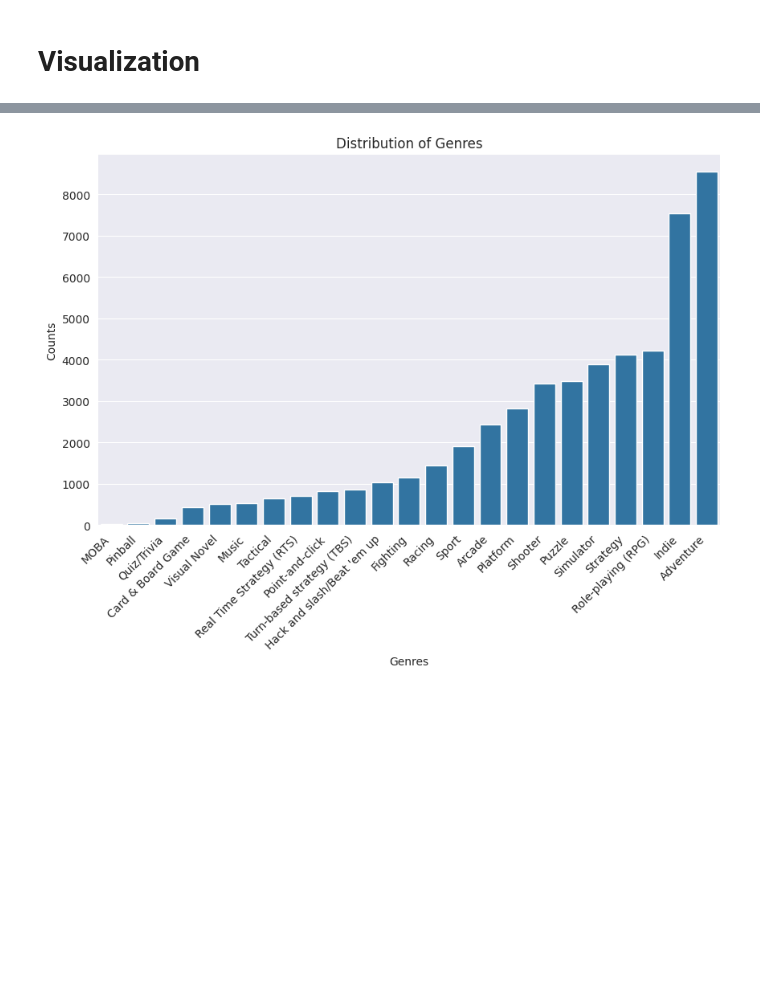
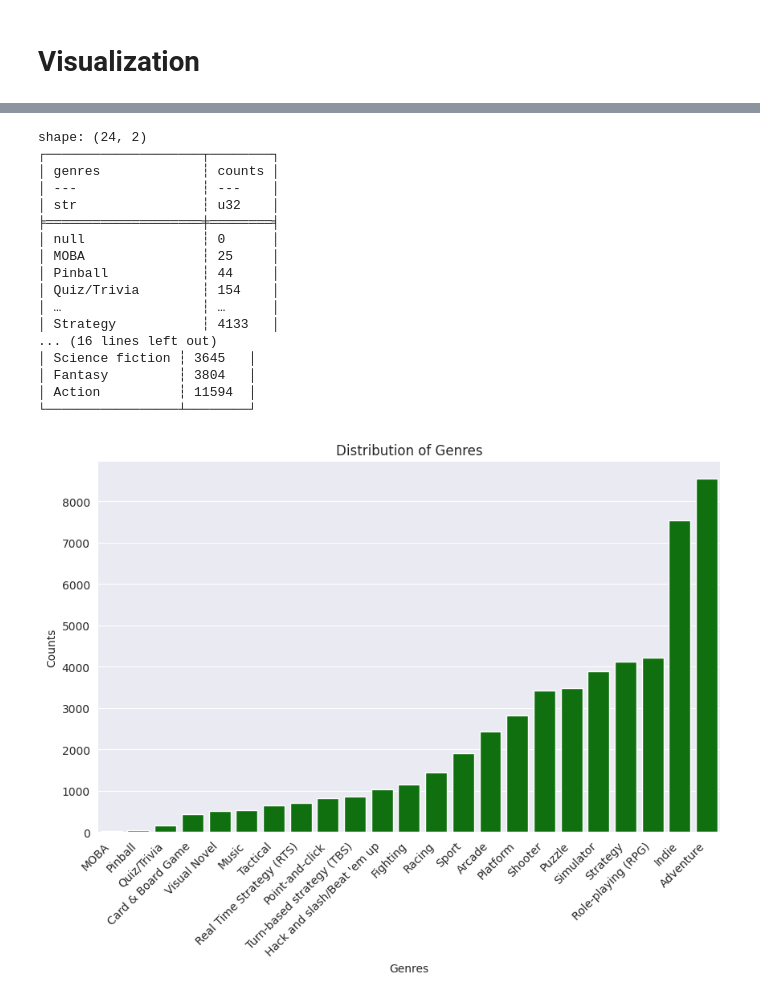
Before and after one commit to anekil/game-on, a Jupyter notebook: backend/website/recommendation/data_overview.ipynb, the cells around one changed output, grey strips where cells are left out. Cells and saved outputs as stored; diff of their text form; code cells hidden in the pictures; blank space fills up the shorter version.

```diff
--- a/backend/website/recommendation/data_overview.ipynb
+++ b/backend/website/recommendation/data_overview.ipynb
@@ -314,6 +52,7 @@ shape: (1, 9)
 | str | str | str | i64 | i64 | list[str] | list[str] | list[str] | list[str] |
 | "Dota 2" | "Dota 2 is a mu… | "Each match of … | 85 | 568 | ["Strategy", "MOBA"] | ["Action", "Fantasy", "Warfare"] | ["ghosts", "bloody", … "the game ... | ["Multiplayer", "Co-operative"] |
 # %%
-
-sns.scatterplot(data=df.sort("total_rating").get_column("total_rating"))
+print(df["total_rating"].describe())
+plt.figure(figsize=(10, 6))
+sns.scatterplot(data=df.sort("total_rating").get_column("total_rating"), color="purple")
 # %% [output]
@@ -322,3 +77,5 @@ sns.scatterplot(data=df.sort("total_rating").get_column("total_rating"))
 # %%
-sns.scatterplot(data=df.sort("total_rating_count").get_column("total_rating_count"))
+print(df["total_rating_count"].describe())
+plt.figure(figsize=(10, 6))
+sns.scatterplot(data=df.sort("total_rating_count").get_column("total_rating_count"), color="purple")
 # %% [output]
@@ -327,21 +100,40 @@ sns.scatterplot(data=df.sort("total_rating_count").get_column("total_rating_coun
 # %%
 from matplotlib import pyplot as plt
 
 plots_df = df.with_columns(
     pl.col('themes').map_elements(lambda themes: ['4X' if theme.startswith('4X') else theme for theme in themes]).alias('themes')
 )
 
+# różne kolory
 def show_distribution(items):
     exploded_df = plots_df.explode(items)
     item_counts = exploded_df.group_by(items).agg(pl.col(items).count().alias('counts'))
     item_counts = item_counts.sort("counts")
     plt.figure(figsize=(10, 6))
-    sns.barplot(data=item_counts, x=items, y="counts").set(title=f"Distribution of {items.capitalize()}")
+    sns.barplot(data=item_counts, x=items, y="counts", color="green").set(title=f"Distribution of {items.capitalize()}")
     plt.xlabel(items.capitalize())
     plt.ylabel('Counts')
     plt.xticks(rotation=45, ha="right")
+    print(item_counts)
 
 show_distribution("genres")
 show_distribution("themes")
 # %% [output]
+shape: (24, 2)
+┌────────────────────┬────────┐
+│ genres             ┆ counts │
+│ ---                ┆ ---    │
+│ str                ┆ u32    │
+╞════════════════════╪════════╡
+│ null               ┆ 0      │
+│ MOBA               ┆ 25     │
+│ Pinball            ┆ 44     │
+│ Quiz/Trivia        ┆ 154    │
+│ …                  ┆ …      │
+│ Strategy           ┆ 4133   │
+... (16 lines left out)
+│ Science fiction ┆ 3645   │
+│ Fantasy         ┆ 3804   │
+│ Action          ┆ 11594  │
+└─────────────────┴────────┘
-[figure, old version]
+[figure, new version]
```
Also changed, not shown: parts of 19 cells of this notebook, 1 other file.
